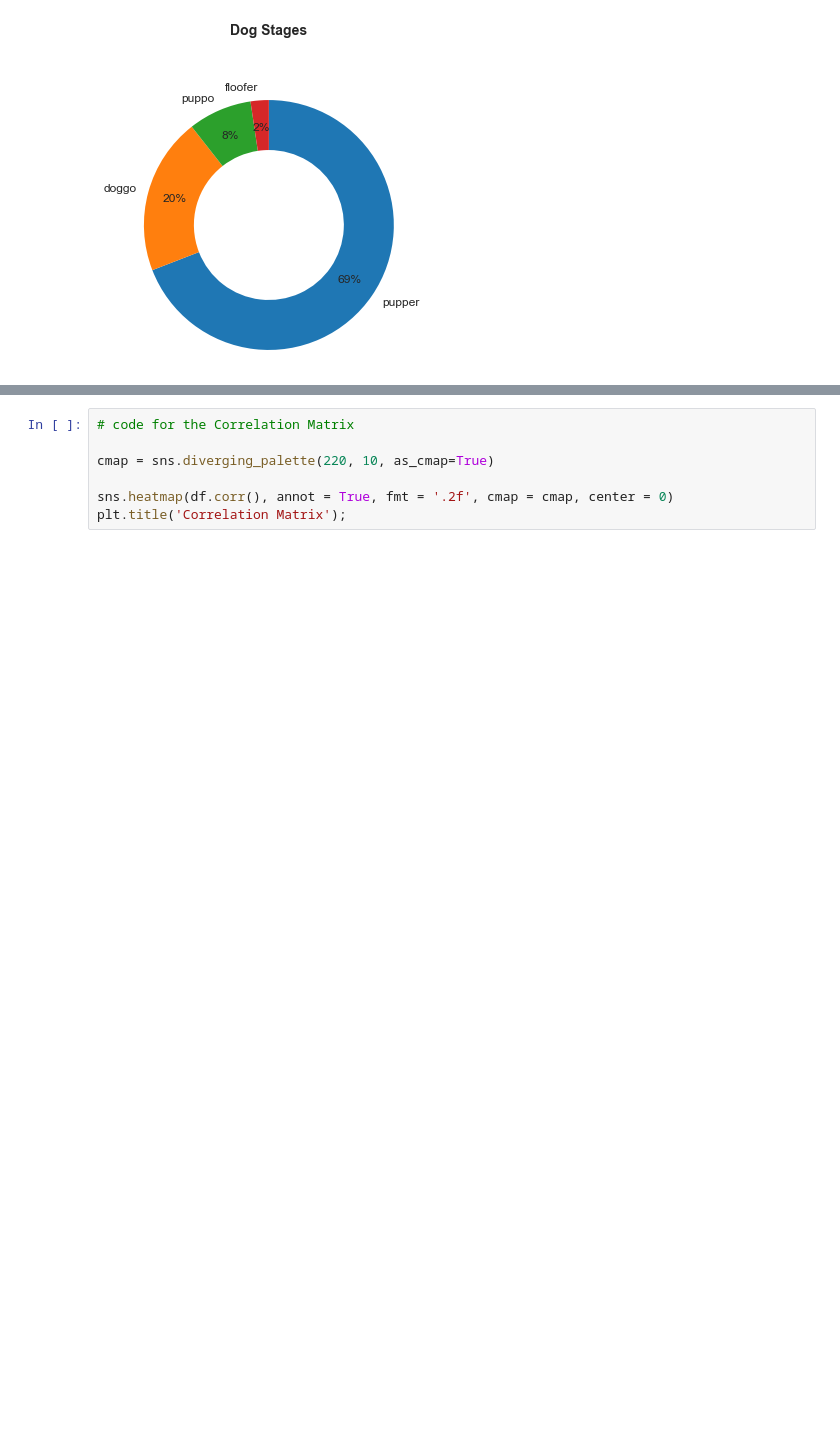
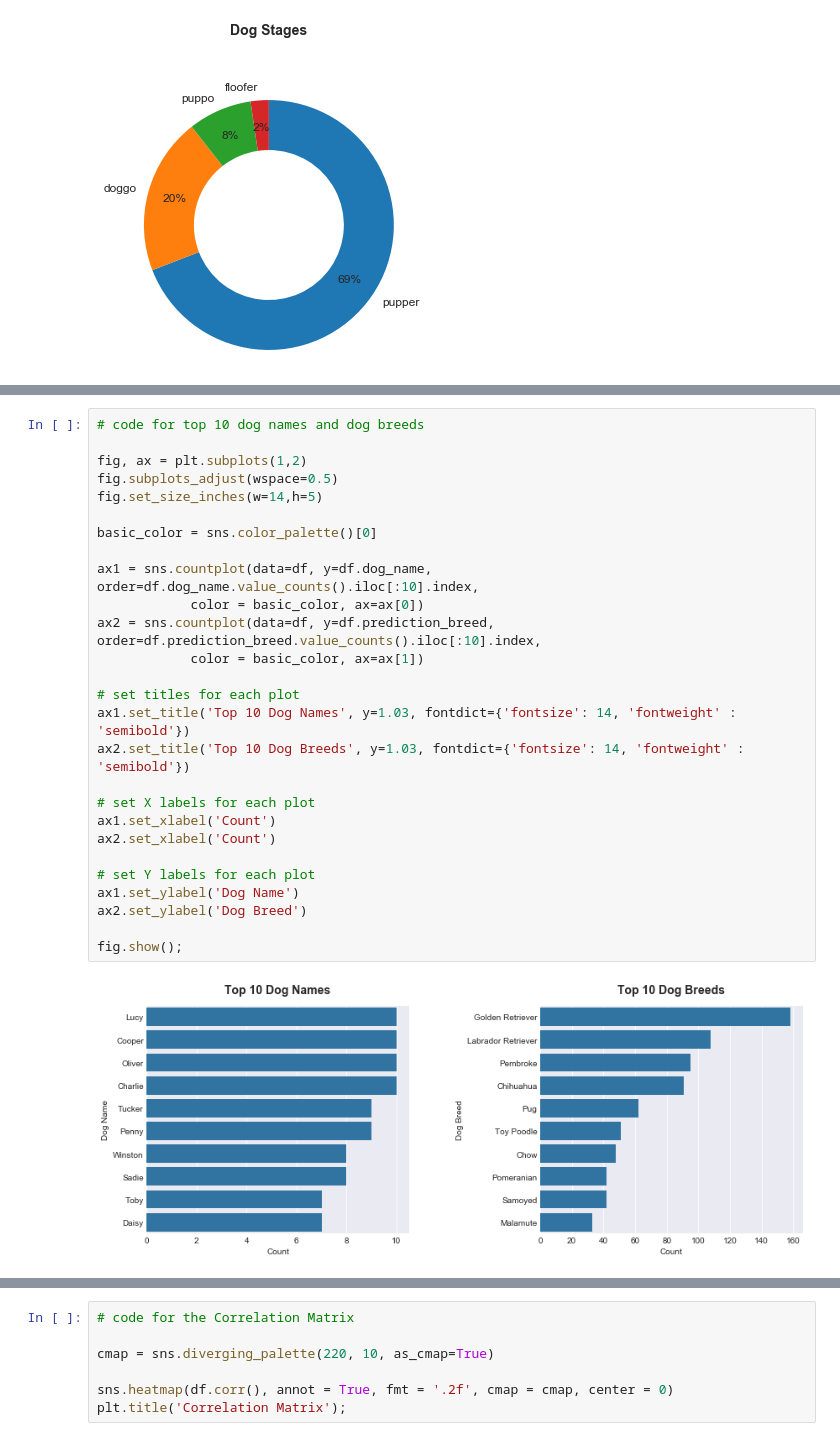
Before and after one commit to mattzajac/DAND-Project_3, a Jupyter notebook: act_report.ipynb, the cells around one changed output, grey strips where cells are left out. Saved outputs shown, nothing was run; the diff lists cells and outputs as text; blank space fills up the shorter version.

```diff
--- a/act_report.ipynb
+++ b/act_report.ipynb
@@ -107,0 +122,29 @@ plt.ylabel('Dog Breed');
+# %%
+# code for top 10 dog names and dog breeds
+
+fig, ax = plt.subplots(1,2)
+fig.subplots_adjust(wspace=0.5)
+fig.set_size_inches(w=14,h=5)
+
+basic_color = sns.color_palette()[0]
+
+ax1 = sns.countplot(data=df, y=df.dog_name, order=df.dog_name.value_counts().iloc[:10].index,
+            color = basic_color, ax=ax[0])
+ax2 = sns.countplot(data=df, y=df.prediction_breed, order=df.prediction_breed.value_counts().iloc[:10].index,
+            color = basic_color, ax=ax[1])
+
+# set titles for each plot
+ax1.set_title('Top 10 Dog Names', y=1.03, fontdict={'fontsize': 14, 'fontweight' : 'semibold'})
+ax2.set_title('Top 10 Dog Breeds', y=1.03, fontdict={'fontsize': 14, 'fontweight' : 'semibold'})
+
+# set X labels for each plot
+ax1.set_xlabel('Count')
+ax2.set_xlabel('Count')
+
+# set Y labels for each plot
+ax1.set_ylabel('Dog Name')
+ax2.set_ylabel('Dog Breed')
+
+fig.show();
+# %% [output]
+[figure, added]
```
Also changed, not shown: parts of 15 cells of this notebook.
